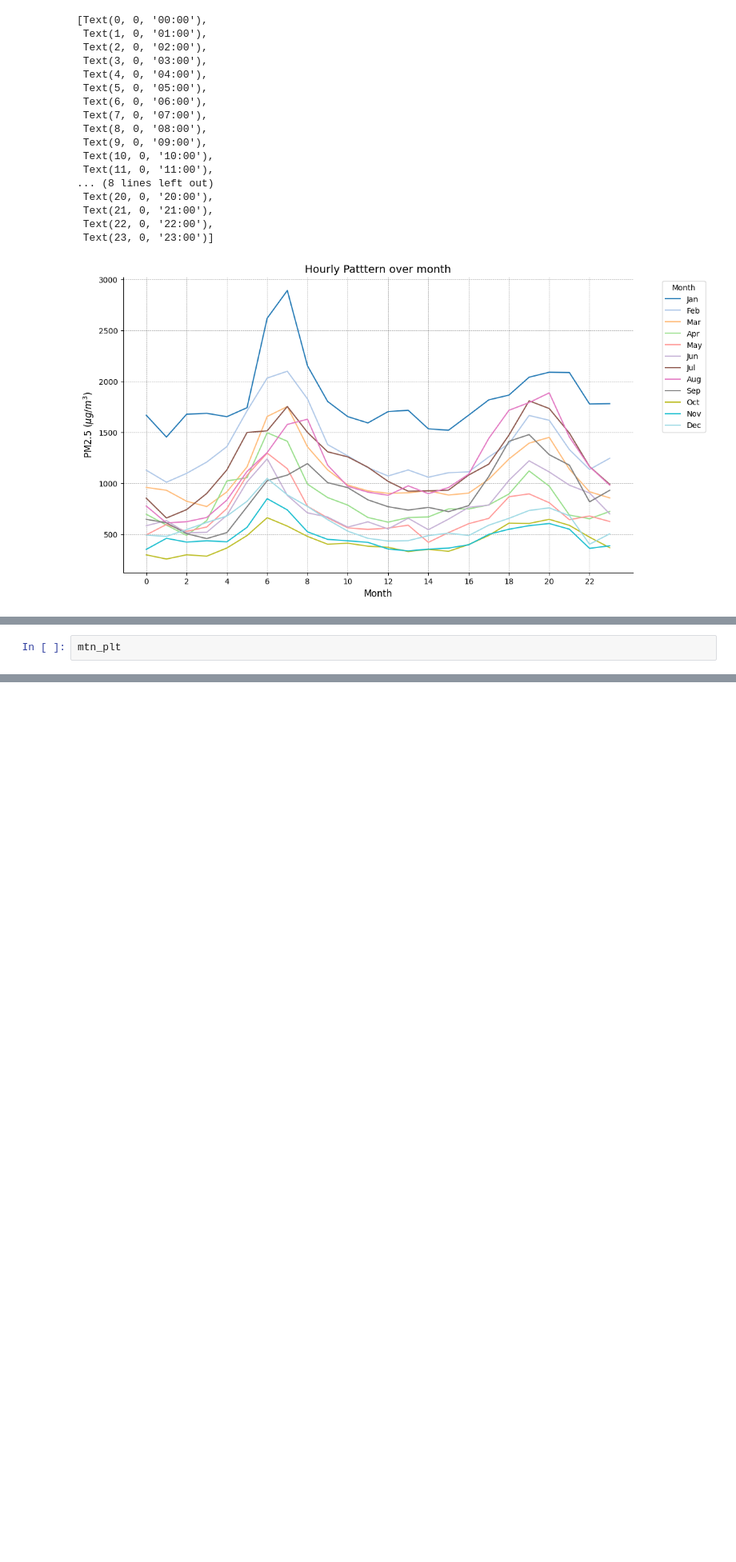
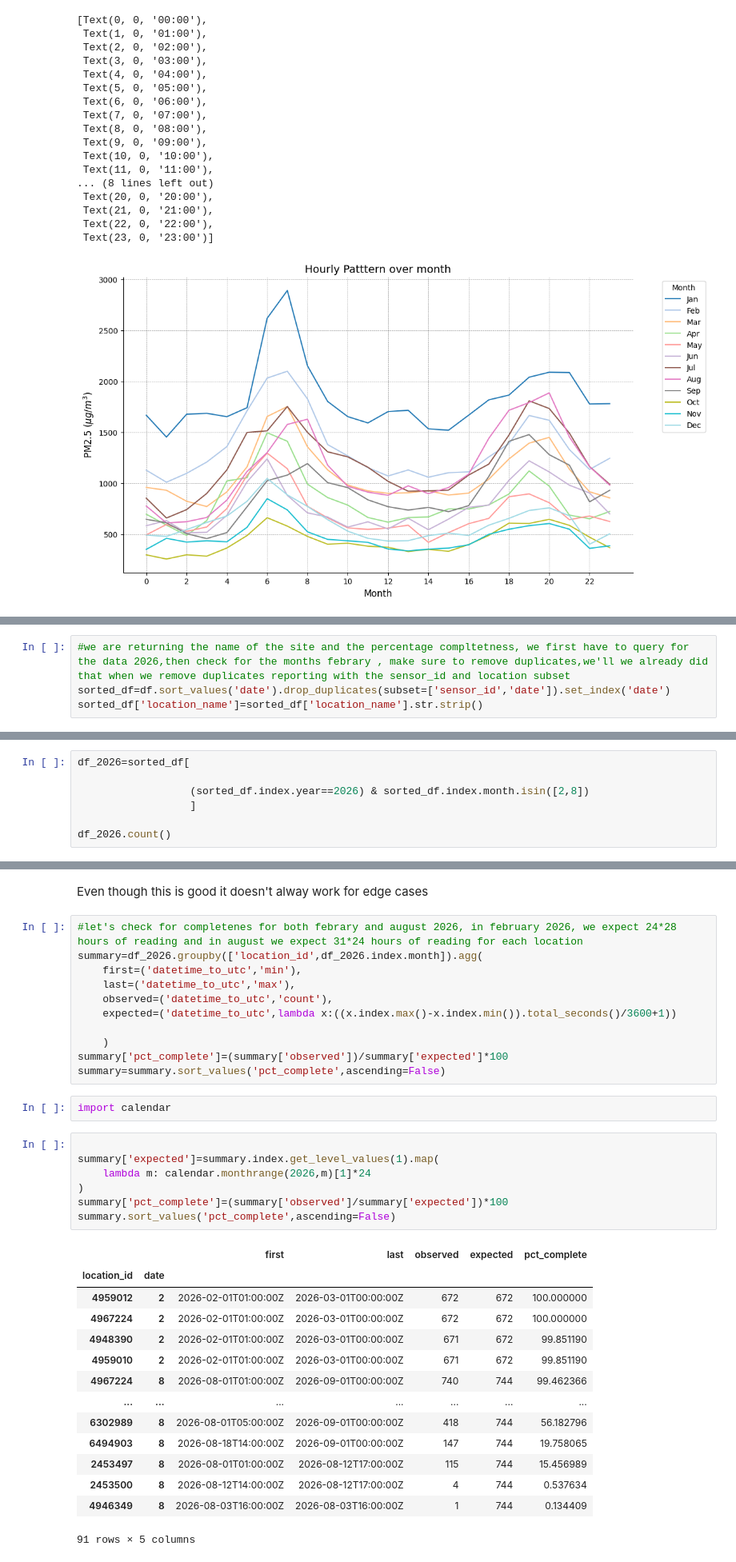
Before and after one commit to raidenkhan/Accra_sensor_data_science_project, a Jupyter notebook: Sensor_analysis.ipynb, the cells around one changed output, grey strips where cells are left out. Shown at 80% size. Drawn from its saved outputs; the diff is of its cells as text; blank space fills up the shorter version.

```diff
--- a/Sensor_analysis.ipynb
+++ b/Sensor_analysis.ipynb
@@ -320,2 +330,4 @@ week_patt_plt.set_xticklabels([f'{i:02d}:00' for i in range(0,24)],)
 # %%
-mtn_plt
+#we are returning the name of the site and the percentage compltetness, we first have to query for the data 2026,then check for the months febrary , make sure to remove duplicates,we'll we already did that when we remove duplicates reporting with the sensor_id and location subset
+sorted_df=df.sort_values('date').drop_duplicates(subset=['sensor_id','date']).set_index('date')
+sorted_df['location_name']=sorted_df['location_name'].str.strip()
@@ -335,0 +354,7 @@ Name: pm25_value, Length: 288, dtype: float64
+# %%
+df_2026=sorted_df[
+
+                  (sorted_df.index.year==2026) & sorted_df.index.month.isin([2,8])
+                  ]
+
+df_2026.count()
@@ -335,0 +399,38 @@ Name: pm25_value, Length: 288, dtype: float64
+# %% [markdown]
+
+Even though this is good it doesn't alway work for edge cases
+# %%
+#let's check for completenes for both febrary and august 2026, in february 2026, we expect 24*28 hours of reading and in august we expect 31*24 hours of reading for each location
+summary=df_2026.groupby(['location_id',df_2026.index.month]).agg(
+    first=('datetime_to_utc','min'),
+    last=('datetime_to_utc','max'),
+    observed=('datetime_to_utc','count'),
+    expected=('datetime_to_utc',lambda x:((x.index.max()-x.index.min()).total_seconds()/3600+1))
+
+    )
+summary['pct_complete']=(summary['observed'])/summary['expected']*100
+summary=summary.sort_values('pct_complete',ascending=False)
+# %%
+import calendar
+# %%
+
+summary['expected']=summary.index.get_level_values(1).map(
+    lambda m: calendar.monthrange(2026,m)[1]*24
+)
+summary['pct_complete']=(summary['observed']/summary['expected'])*100
+summary.sort_values('pct_complete',ascending=False)
+# %% [output]
+|  |  | first | last | observed | expected | pct_complete |
+| location_id | date |  |  |  |  |  |
+| 4959012 | 2 | 2026-02-01T01:00:00Z | 2026-03-01T00:00:00Z | 672 | 672 | 100.000000 |
+| 4967224 | 2 | 2026-02-01T01:00:00Z | 2026-03-01T00:00:00Z | 672 | 672 | 100.000000 |
+| 4948390 | 2 | 2026-02-01T01:00:00Z | 2026-03-01T00:00:00Z | 671 | 672 | 99.851190 |
+| 4959010 | 2 | 2026-02-01T01:00:00Z | 2026-03-01T00:00:00Z | 671 | 672 | 99.851190 |
+| 4967224 | 8 | 2026-08-01T01:00:00Z | 2026-09-01T00:00:00Z | 740 | 744 | 99.462366 |
+| ... | ... | ... | ... | ... | ... | ... |
+| 6302989 | 8 | 2026-08-01T05:00:00Z | 2026-09-01T00:00:00Z | 418 | 744 | 56.182796 |
+| 6494903 | 8 | 2026-08-18T14:00:00Z | 2026-09-01T00:00:00Z | 147 | 744 | 19.758065 |
+| 2453497 | 8 | 2026-08-01T01:00:00Z | 2026-08-12T17:00:00Z | 115 | 744 | 15.456989 |
+| 2453500 | 8 | 2026-08-12T14:00:00Z | 2026-08-12T17:00:00Z | 4 | 744 | 0.537634 |
+| 4946349 | 8 | 2026-08-03T16:00:00Z | 2026-08-03T16:00:00Z | 1 | 744 | 0.134409 |
+91 rows × 5 columns
```
Also changed, not shown: parts of 15 cells of this notebook, 4 other files.
